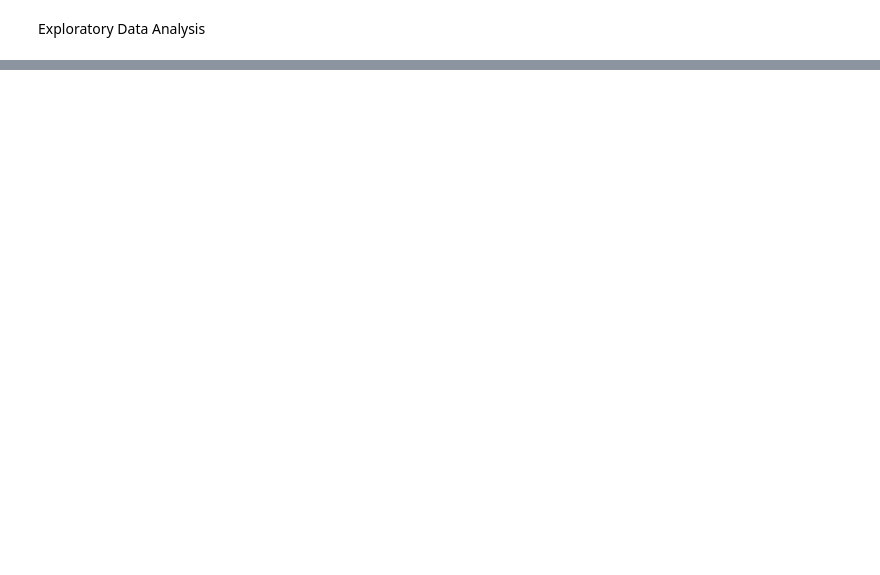
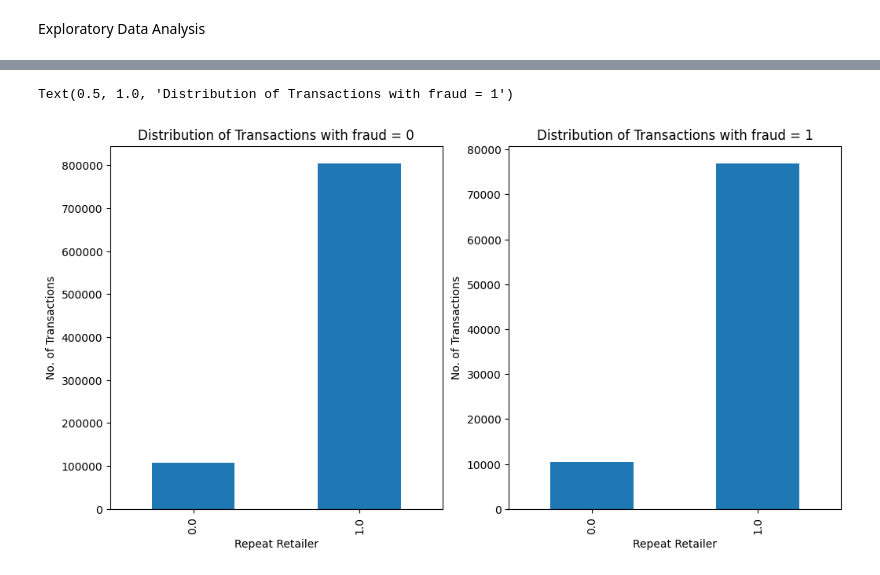
Before and after one commit to MatthiasYeoEeLiang/BT4012-Project, a Jupyter notebook: Group18_BT4012.ipynb, the cells around one changed output, grey strips where cells are left out. Saved outputs shown, nothing was run; the diff lists cells and outputs as text; code cells hidden in the pictures; blank space fills up the shorter version.

```diff
--- a/Group18_BT4012.ipynb
+++ b/Group18_BT4012.ipynb
@@ -36,0 +38,21 @@ print(df)
+# %%
+# repeat_retailer of fraud = 0 vs fraud = 1
+plt.figure(figsize=(12,6))
+repeat_retailer = df.loc[:, ['fraud', 'repeat_retailer']]
+repeat_retailer_0 = repeat_retailer[repeat_retailer.fraud == 0]
+repeat_retailer_1 = repeat_retailer[repeat_retailer.fraud == 1]
+
+plt.subplot(1,2,1)
+repeat_retailer_0.groupby('repeat_retailer').size().plot.bar()
+plt.xlabel('Repeat Retailer')
+plt.ylabel('No. of Transactions')
+plt.title('Distribution of Transactions with fraud = 0')
+
+plt.subplot(1,2,2)
+repeat_retailer_1.groupby('repeat_retailer').size().plot.bar()
+plt.xlabel('Repeat Retailer')
+plt.ylabel('No. of Transactions')
+plt.title('Distribution of Transactions with fraud = 1')
+# %% [output]
+Text(0.5, 1.0, 'Distribution of Transactions with fraud = 1')
+[figure, added]
```
Also changed, not shown: parts of 9 cells of this notebook.
